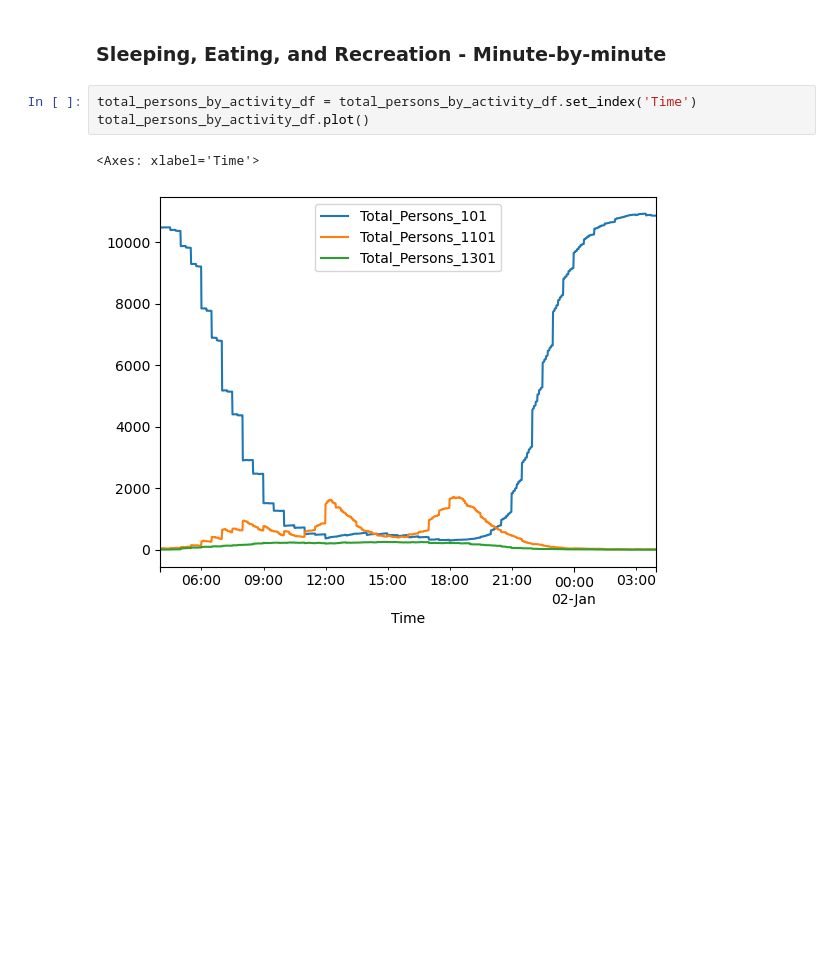
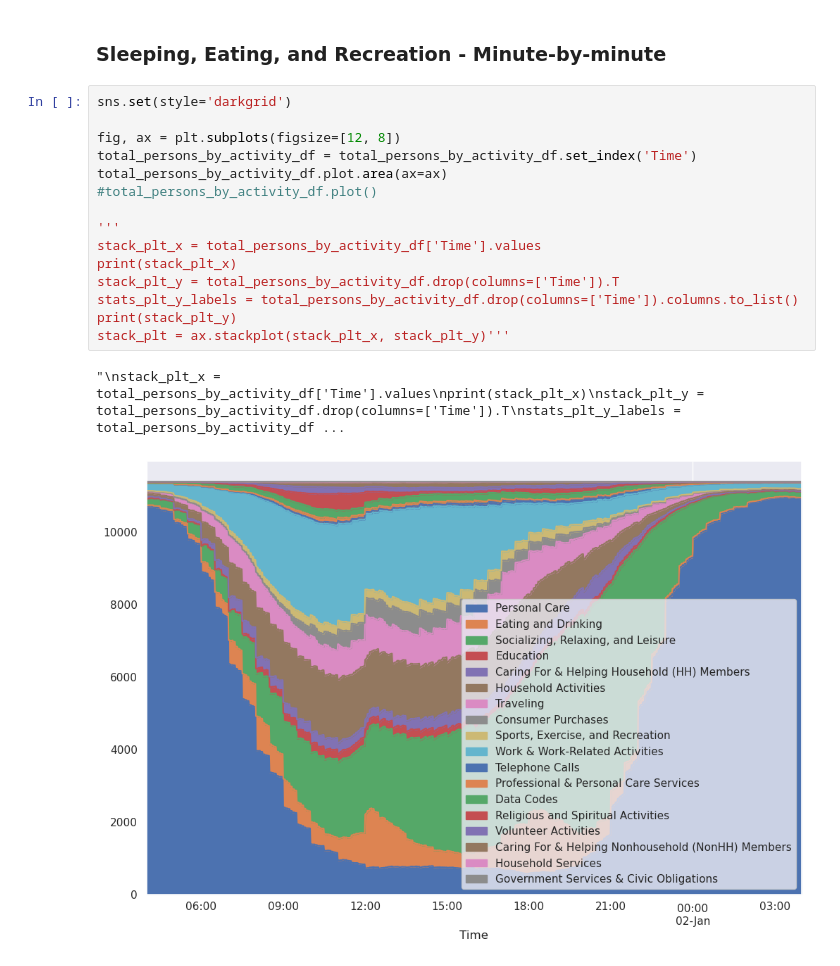
Before and after one commit to whbarndt/atus-analysis, a Jupyter notebook: atus-analysis.ipynb, the cells around one changed output. Drawn from its saved outputs; the diff is of its cells as text; blank space fills up the shorter version.

Commit message:
Stacked Plot Finished

```diff
--- a/atus-analysis.ipynb
+++ b/atus-analysis.ipynb
@@ -183,9 +211,21 @@ total_persons_by_activity_df
 ## Visualize Data
 # %% [markdown]
 ### Sleeping, Eating, and Recreation - Minute-by-minute
-# %%
-total_persons_by_activity_df = total_persons_by_activity_df.set_index('Time')
-total_persons_by_activity_df.plot()
-# %% [output]
-<Axes: xlabel='Time'>
-[figure, removed]
+# %%
+sns.set(style='darkgrid')
+
+fig, ax = plt.subplots(figsize=[12, 8])
+total_persons_by_activity_df = total_persons_by_activity_df.set_index('Time')
+total_persons_by_activity_df.plot.area(ax=ax)
+#total_persons_by_activity_df.plot()
+
+'''
+stack_plt_x = total_persons_by_activity_df['Time'].values
+print(stack_plt_x)
+stack_plt_y = total_persons_by_activity_df.drop(columns=['Time']).T
+stats_plt_y_labels = total_persons_by_activity_df.drop(columns=['Time']).columns.to_list()
+print(stack_plt_y)
+stack_plt = ax.stackplot(stack_plt_x, stack_plt_y)'''
+# %% [output]
+"\nstack_plt_x = total_persons_by_activity_df['Time'].values\nprint(stack_plt_x)\nstack_plt_y = total_persons_by_activity_df.drop(columns=['Time']).T\nstats_plt_y_labels = total_persons_by_activity_df ...
+[figure, added]
```
Also changed, not shown: parts of 2 cells of this notebook.
